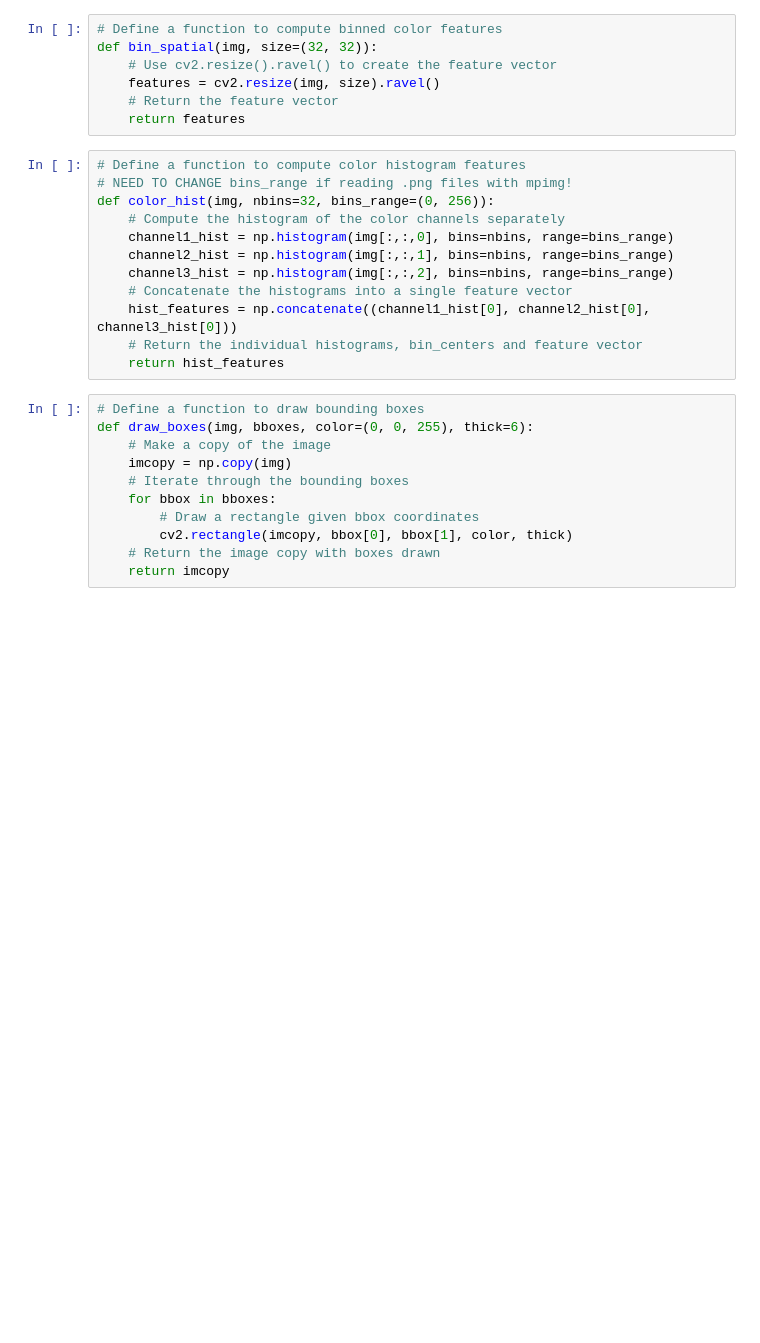
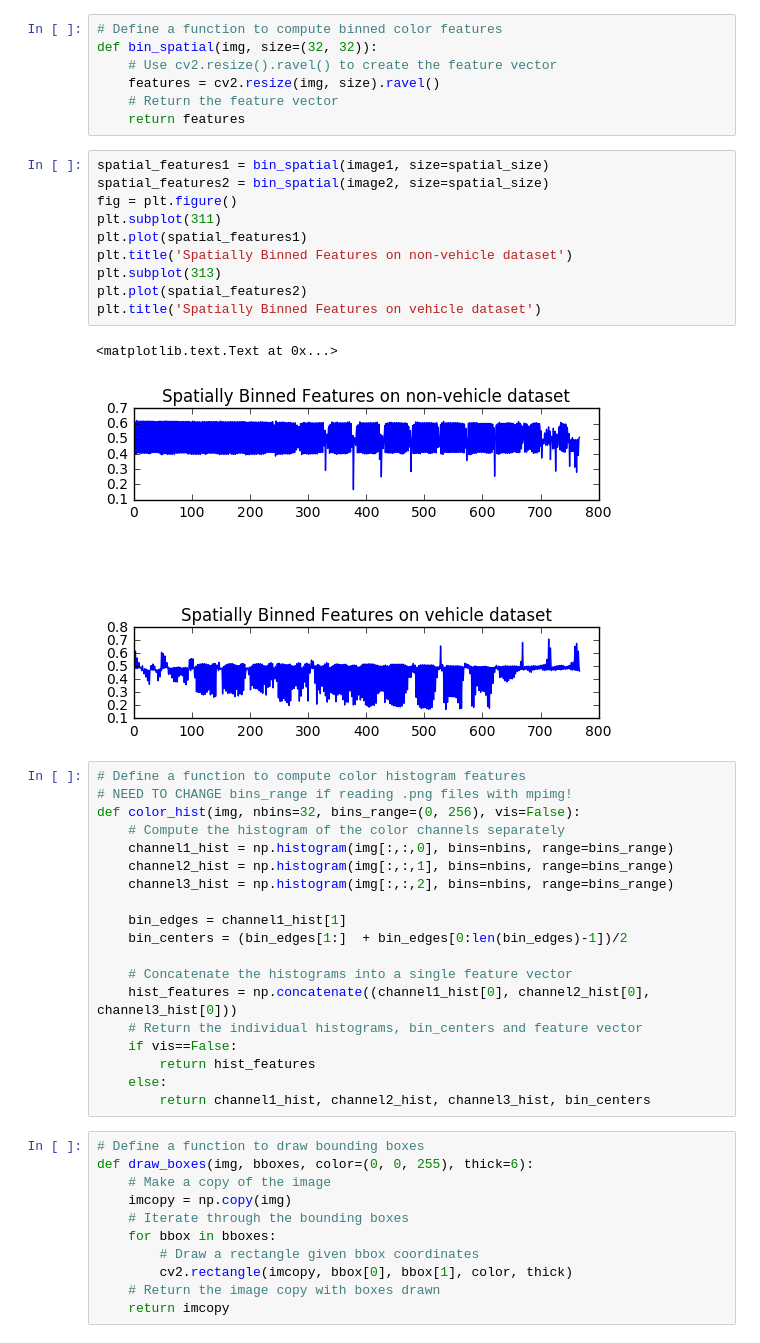
Before and after one commit to ckdelta/Udacity_SDC, a Jupyter notebook: P5_Vehicle_Detection_CV/P5_progress.ipynb, the cells around one changed output. Saved outputs shown, nothing was run; the diff lists cells and outputs as text; blank space fills up the shorter version.

```diff
--- a/P5_Vehicle_Detection_CV/P5_progress.ipynb
+++ b/P5_Vehicle_Detection_CV/P5_progress.ipynb
@@ -126,18 +162,38 @@ def bin_spatial(img, size=(32, 32)):
     features = cv2.resize(img, size).ravel()
     # Return the feature vector
     return features
+# %%
+spatial_features1 = bin_spatial(image1, size=spatial_size)
+spatial_features2 = bin_spatial(image2, size=spatial_size)
+fig = plt.figure()
+plt.subplot(311)
+plt.plot(spatial_features1)
+plt.title('Spatially Binned Features on non-vehicle dataset')
+plt.subplot(313)
+plt.plot(spatial_features2)
+plt.title('Spatially Binned Features on vehicle dataset')
+# %% [output]
+<matplotlib.text.Text at 0x...>
+[figure, added]
 # %%
 # Define a function to compute color histogram features
 # NEED TO CHANGE bins_range if reading .png files with mpimg!
-def color_hist(img, nbins=32, bins_range=(0, 256)):
+def color_hist(img, nbins=32, bins_range=(0, 256), vis=False):
     # Compute the histogram of the color channels separately
     channel1_hist = np.histogram(img[:,:,0], bins=nbins, range=bins_range)
     channel2_hist = np.histogram(img[:,:,1], bins=nbins, range=bins_range)
     channel3_hist = np.histogram(img[:,:,2], bins=nbins, range=bins_range)
+
+    bin_edges = channel1_hist[1]
+    bin_centers = (bin_edges[1:]  + bin_edges[0:len(bin_edges)-1])/2
+
     # Concatenate the histograms into a single feature vector
     hist_features = np.concatenate((channel1_hist[0], channel2_hist[0], channel3_hist[0]))
     # Return the individual histograms, bin_centers and feature vector
-    return hist_features
+    if vis==False:
+        return hist_features
+    else:
+        return channel1_hist, channel2_hist, channel3_hist, bin_centers
 # %%
 # Define a function to draw bounding boxes
 def draw_boxes(img, bboxes, color=(0, 0, 255), thick=6):
```
Also changed, not shown: parts of 2 cells of this notebook.
